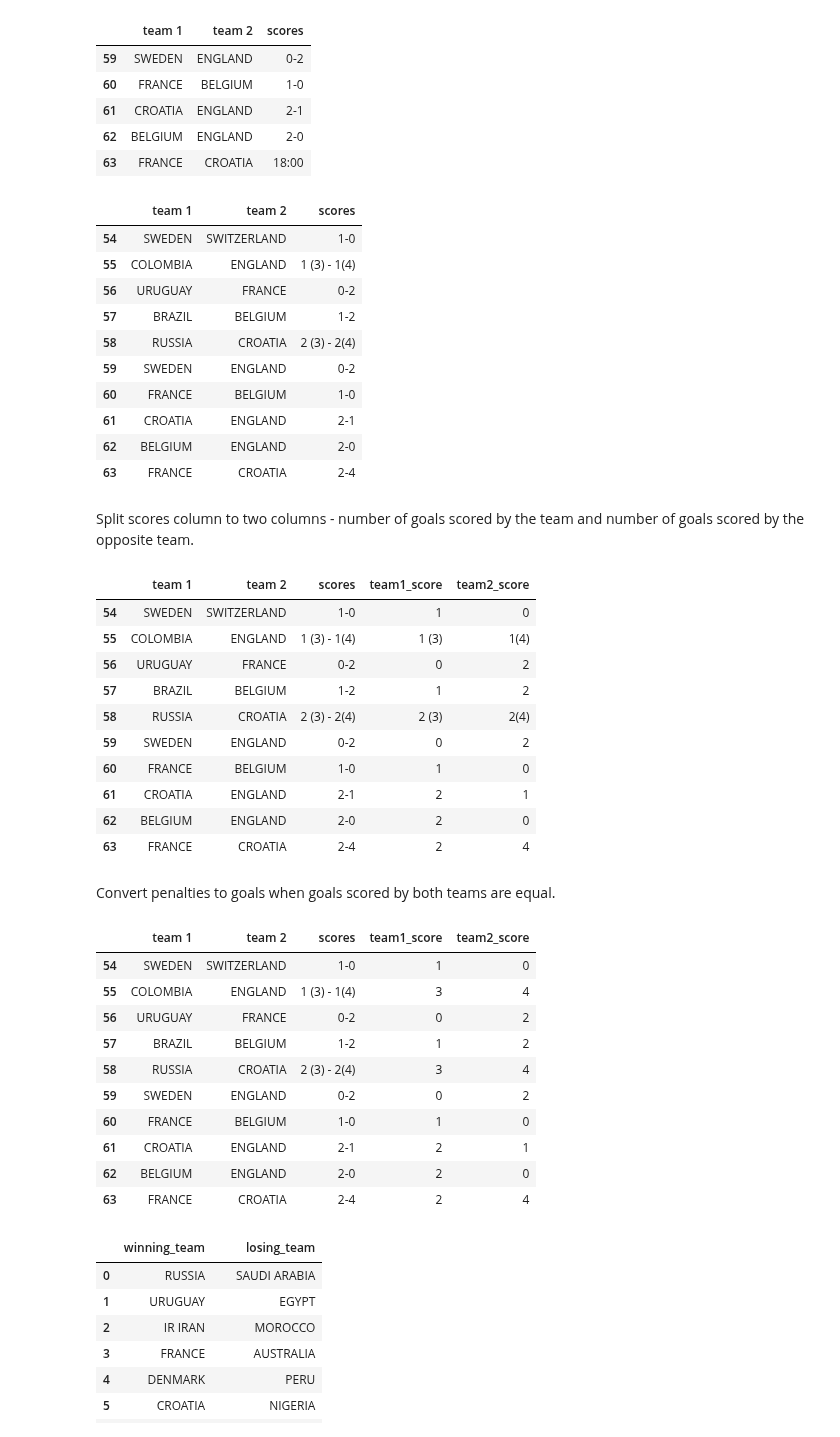
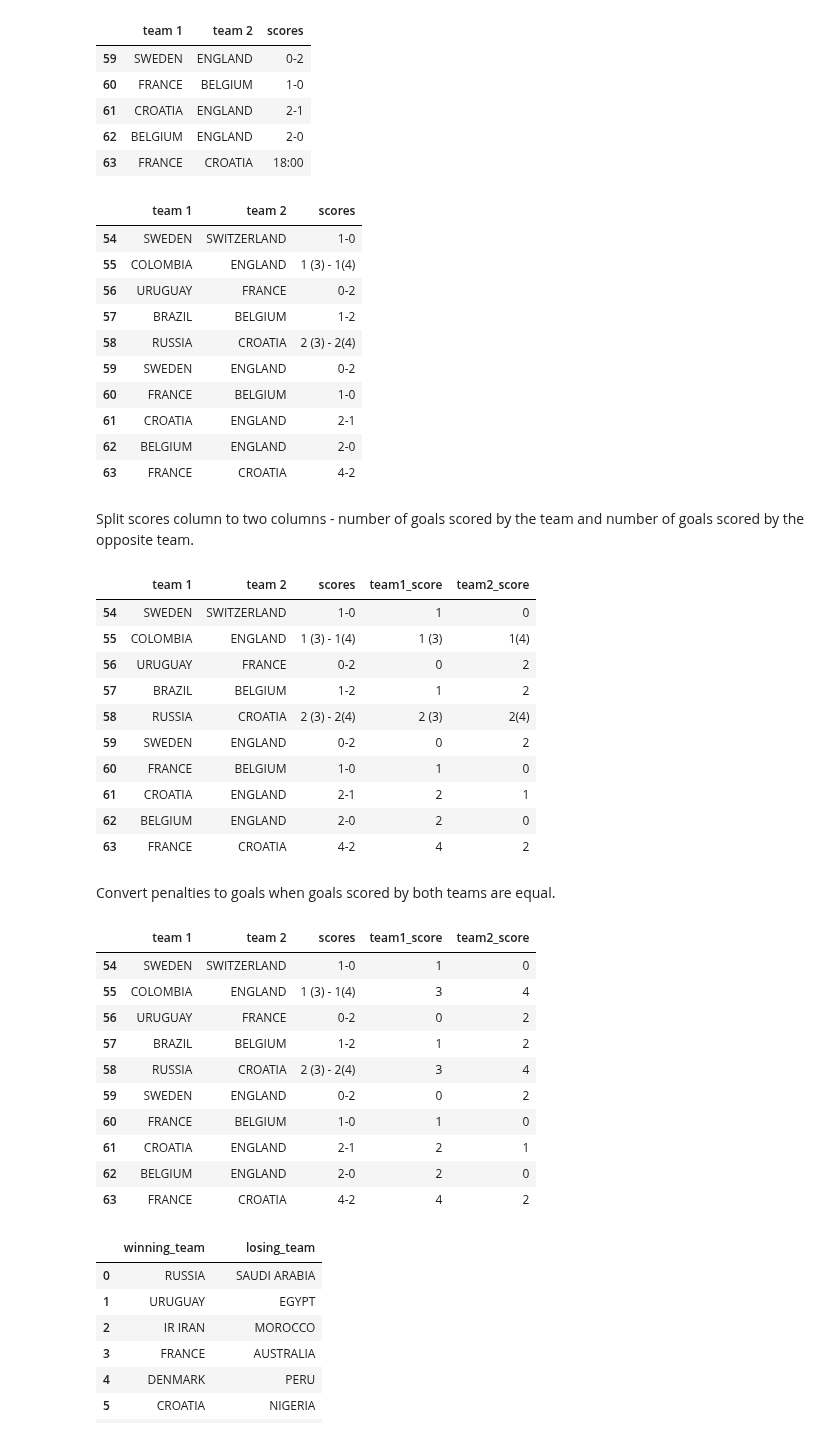
Before and after one commit to olga0503/DATA-620, a Jupyter notebook: Week_5_Assignment.ipynb, the cells around one changed output. Cells and saved outputs as stored; diff of their text form; code cells hidden in the pictures.

```diff
--- a/Week_5_Assignment.ipynb
+++ b/Week_5_Assignment.ipynb
@@ -74,20 +74,20 @@ matches.tail()
 | 63 | FRANCE | CROATIA | 18:00 |
 # %%
 #add missing score for the final match
-matches['scores'][len(matches)-1] = '2-4'
+matches['scores'][len(matches)-1] = '4-2'
 matches.tail(10)
 # %% [output]
 |  | team 1 | team 2 | scores |
 | 54 | SWEDEN | SWITZERLAND | 1-0 |
 | 55 | COLOMBIA | ENGLAND | 1 (3) - 1(4) |
 | 56 | URUGUAY | FRANCE | 0-2 |
 | 57 | BRAZIL | BELGIUM | 1-2 |
 | 58 | RUSSIA | CROATIA | 2 (3) - 2(4) |
 | 59 | SWEDEN | ENGLAND | 0-2 |
 | 60 | FRANCE | BELGIUM | 1-0 |
 | 61 | CROATIA | ENGLAND | 2-1 |
 | 62 | BELGIUM | ENGLAND | 2-0 |
-| 63 | FRANCE | CROATIA | 2-4 |
+| 63 | FRANCE | CROATIA | 4-2 |
 # %% [markdown]
 Split scores column to two columns - number of goals scored by the team and number of goals scored by the opposite team.
 # %%
@@ -105,7 +105,7 @@ matches.tail(10)
 | 60 | FRANCE | BELGIUM | 1-0 | 1 | 0 |
 | 61 | CROATIA | ENGLAND | 2-1 | 2 | 1 |
 | 62 | BELGIUM | ENGLAND | 2-0 | 2 | 0 |
-| 63 | FRANCE | CROATIA | 2-4 | 2 | 4 |
+| 63 | FRANCE | CROATIA | 4-2 | 4 | 2 |
 # %% [markdown]
 Convert penalties to goals when goals scored by both teams are equal.
 # %%
@@ -133,7 +133,7 @@ matches.tail(10)
 | 60 | FRANCE | BELGIUM | 1-0 | 1 | 0 |
 | 61 | CROATIA | ENGLAND | 2-1 | 2 | 1 |
 | 62 | BELGIUM | ENGLAND | 2-0 | 2 | 0 |
-| 63 | FRANCE | CROATIA | 2-4 | 2 | 4 |
+| 63 | FRANCE | CROATIA | 4-2 | 4 | 2 |
 # %%
 #convert goals variable to numeric type
 matches['team1_score'] = matches['team1_score'].astype(float)
```
Also changed, not shown: parts of 13 cells of this notebook.
